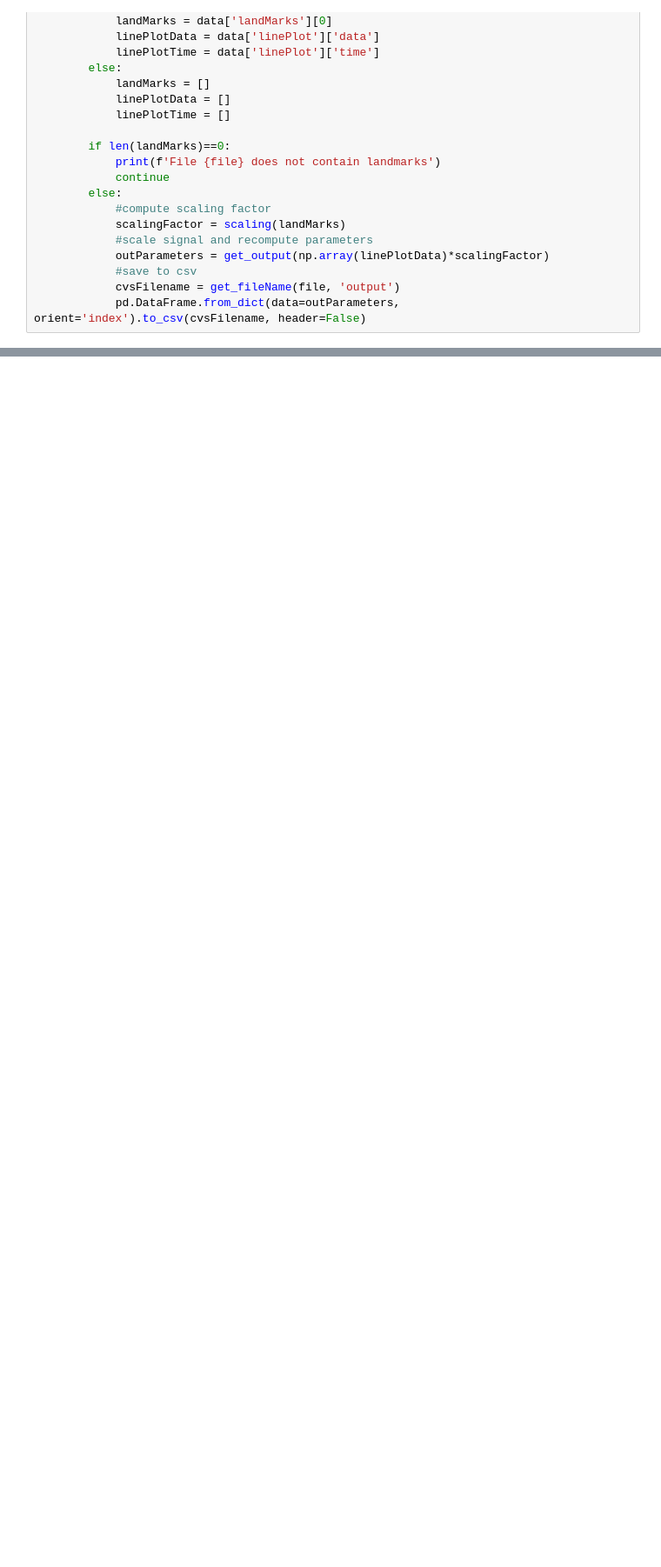
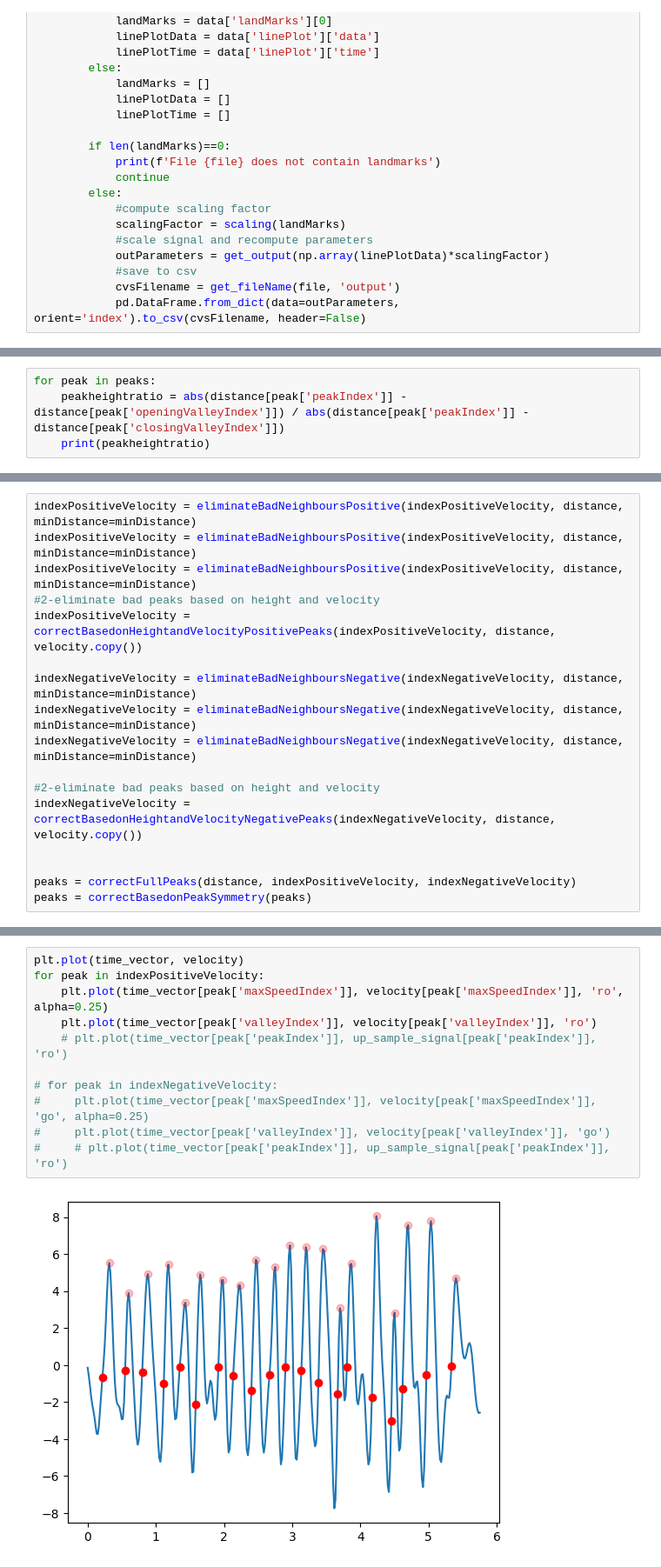
Before and after one commit to dguari1/TestNormalization, a Jupyter notebook: ProcessData.ipynb, the cells around one changed output, grey strips where cells are left out. Shown at 87% size. Drawn from its saved outputs; the diff is of its cells as text; blank space fills up the shorter version.

```diff
--- a/ProcessData.ipynb
+++ b/ProcessData.ipynb
@@ -247,0 +406,4 @@ distance, velocity, peaks, indexPositiveVelocity, indexNegativeVelocity = peakFi
+# %%
+for peak in peaks:
+    peakheightratio = abs(distance[peak['peakIndex']] - distance[peak['openingValleyIndex']]) / abs(distance[peak['peakIndex']] - distance[peak['closingValleyIndex']])
+    print(peakheightratio)
@@ -247,0 +524,17 @@ distance, velocity, peaks, indexPositiveVelocity, indexNegativeVelocity = peakFi
+# %%
+indexPositiveVelocity = eliminateBadNeighboursPositive(indexPositiveVelocity, distance, minDistance=minDistance)
+indexPositiveVelocity = eliminateBadNeighboursPositive(indexPositiveVelocity, distance, minDistance=minDistance)
+indexPositiveVelocity = eliminateBadNeighboursPositive(indexPositiveVelocity, distance, minDistance=minDistance)
+#2-eliminate bad peaks based on height and velocity
+indexPositiveVelocity = correctBasedonHeightandVelocityPositivePeaks(indexPositiveVelocity, distance, velocity.copy())
+
+indexNegativeVelocity = eliminateBadNeighboursNegative(indexNegativeVelocity, distance, minDistance=minDistance)
+indexNegativeVelocity = eliminateBadNeighboursNegative(indexNegativeVelocity, distance, minDistance=minDistance)
+indexNegativeVelocity = eliminateBadNeighboursNegative(indexNegativeVelocity, distance, minDistance=minDistance)
+
+#2-eliminate bad peaks based on height and velocity
+indexNegativeVelocity = correctBasedonHeightandVelocityNegativePeaks(indexNegativeVelocity, distance, velocity.copy())
+
+
+peaks = correctFullPeaks(distance, indexPositiveVelocity, indexNegativeVelocity)
+peaks = correctBasedonPeakSymmetry(peaks)
@@ -247,0 +559,13 @@ distance, velocity, peaks, indexPositiveVelocity, indexNegativeVelocity = peakFi
+# %%
+plt.plot(time_vector, velocity)
+for peak in indexPositiveVelocity:
+    plt.plot(time_vector[peak['maxSpeedIndex']], velocity[peak['maxSpeedIndex']], 'ro', alpha=0.25)
+    plt.plot(time_vector[peak['valleyIndex']], velocity[peak['valleyIndex']], 'ro')
+    # plt.plot(time_vector[peak['peakIndex']], up_sample_signal[peak['peakIndex']], 'ro')
+
+# for peak in indexNegativeVelocity:
+#     plt.plot(time_vector[peak['maxSpeedIndex']], velocity[peak['maxSpeedIndex']], 'go', alpha=0.25)
+#     plt.plot(time_vector[peak['valleyIndex']], velocity[peak['valleyIndex']], 'go')
+#     # plt.plot(time_vector[peak['peakIndex']], up_sample_signal[peak['peakIndex']], 'ro')
+# %% [output]
+[figure, added]
```
Also changed, not shown: parts of 21 cells of this notebook, 6 other files.
